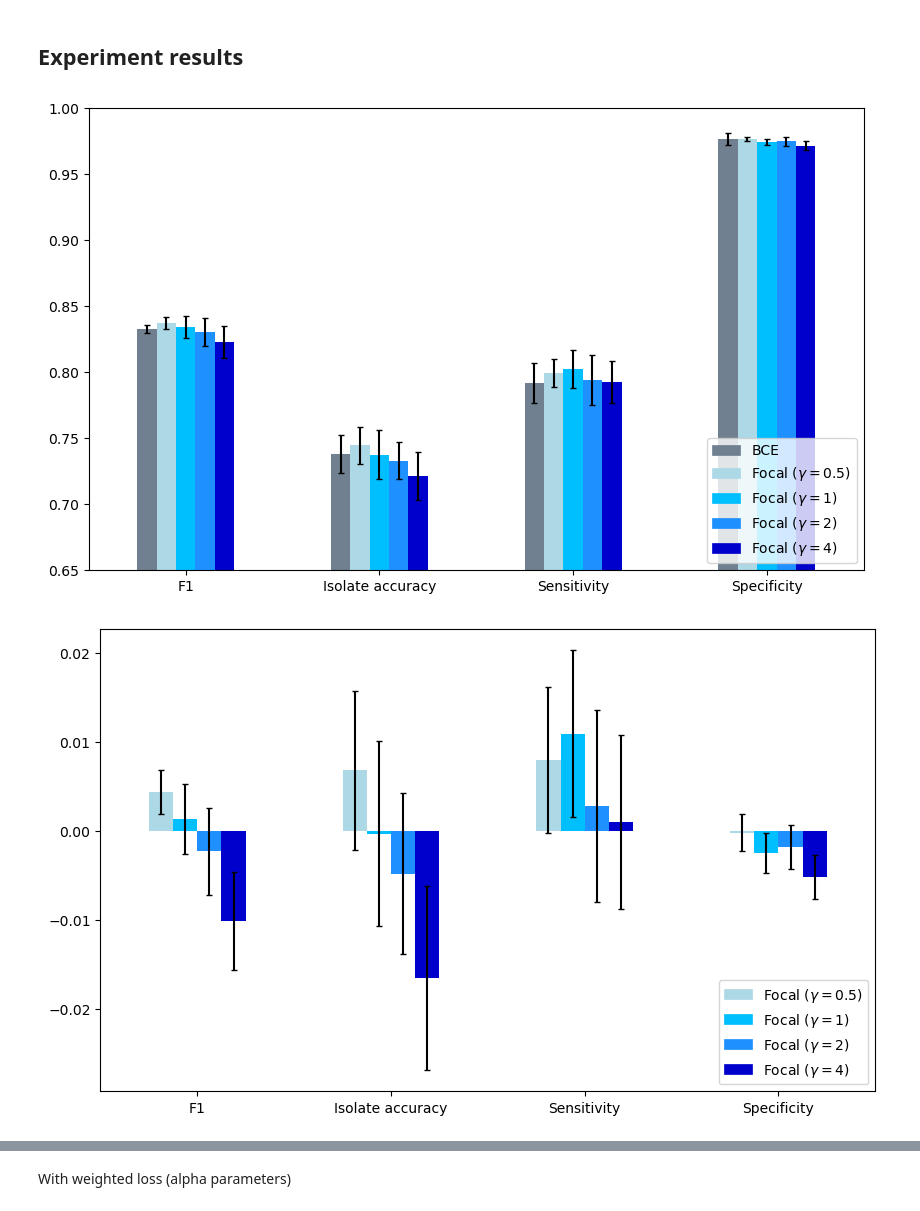
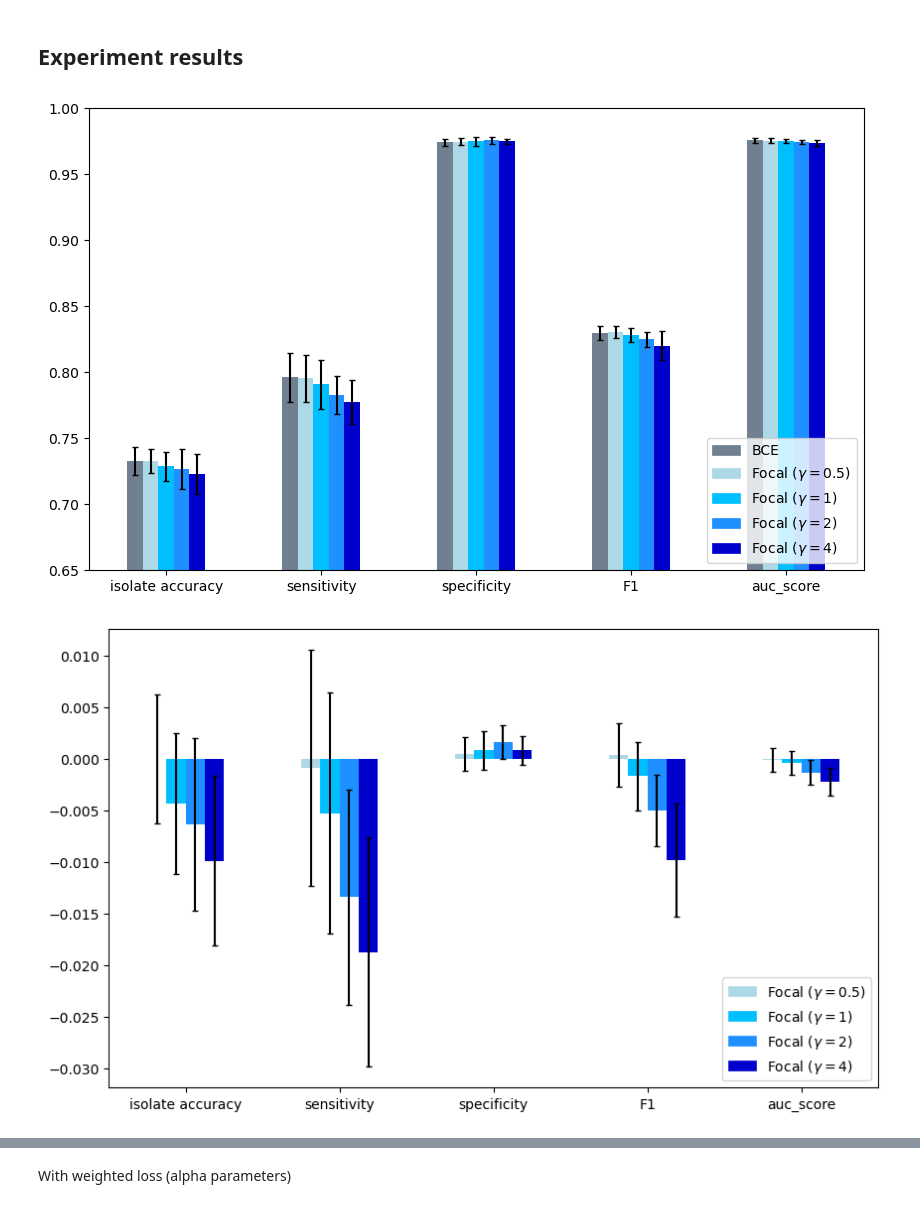
Before and after one commit to jespeols/ARFusion, a Jupyter notebook: loss_experimentation.ipynb, the cells around one changed output, grey strips where cells are left out. Drawn from its saved outputs; the diff is of its cells as text; code cells hidden in the pictures.

```diff
--- a/loss_experimentation.ipynb
+++ b/loss_experimentation.ipynb
@@ -363,16 +379,20 @@ bert = BERT(
 ).to(device)
 CTX_before = bert.classification_layer[ab_to_idx['CTX']].state_dict()['classifier.3.bias'].clone()
 CAZ_before = bert.classification_layer[ab_to_idx['CAZ']].state_dict()['classifier.3.bias'].clone()
-print("CTX before training:", CTX_before)
-print("CAZ before training:", CAZ_before)
+# print("CTX before training:", CTX_before)
+# print("CAZ before training:", CAZ_before)
 
 optimizer = AdamW(bert.parameters(), lr=1e-5, weight_decay=0.01)
 
 num_epochs = 10
 ds_train.prepare_dataset(mask_prob=0.5)
+print("selected_ab:", selected_ab)
+print("num samples:", len(ds_train))
 
 first_batch_losses = []
 epoch_losses = []
+pred_sigmoids = torch.tensor([]).to(device)
+targets = torch.tensor([]).to(device)
 for epoch in range(num_epochs):
     print(f"Epoch {epoch+1}")
     for i, batch in enumerate(train_loader):
@@ -380,40 +400,46 @@ for epoch in range(num_epochs):
             print(f"Batch {i+1}")
         optimizer.zero_grad()
         input, token_types, attn_mask, target_res, masked_sequences = batch
-
         pred_logits = bert(input, token_types, attn_mask)
+        if epoch == num_epochs-1:
+            pred_sigmoids = torch.cat((pred_sigmoids, torch.sigmoid(pred_logits)))
+            targets = torch.cat((targets, target_res))
+            print("pred_sigmoid:", pred_sigmoids.size())
+            print("ab_targets:", targets.size())
+            print()
         ab_mask = target_res != -1
         ab_indices = ab_mask.any(dim=0).nonzero().squeeze(-1).tolist()
         losses = []
         epoch_loss = 0
         for ab_idx in ab_indices:
             mask = ab_mask[:, ab_idx]
-            # criterion = ab_criterions[ab_idx]
-            criterion = ab_criterions_focal[ab_idx]
+            criterion = ab_criterions[ab_idx]
+            # criterion = ab_criterions_focal[ab_idx]
             ab_targets = target_res[mask, ab_idx]
             ab_loss = criterion(pred_logits[mask, ab_idx], ab_targets)
             mean_loss = torch.mean(ab_loss)
             losses.append(mean_loss)
             if i == 0:
-                print("Antibiotic:", defined_antibiotics[ab_idx])
-                print("pred_sigmoid:", torch.sigmoid(pred_logits[mask, ab_idx]).detach())
-                print("ab targets:", ab_targets)
-                print("correct:", torch.eq(torch.sigmoid(pred_logits[mask, ab_idx]) > 0.5, ab_targets.bool()))
-                print("ab_loss:", ab_loss.detach())
-                print("mean ab_loss:", mean_loss)
-                print()
+                pass
+                # print("Antibiotic:", defined_antibiotics[ab_idx])
+                # print("pred_sigmoid:", torch.sigmoid(pred_logits[mask, ab_idx]).detach())
+                # print("ab targets:", ab_targets)
+                # print("correct:", torch.eq(torch.sigmoid(pred_logits[mask, ab_idx]) > 0.5, ab_targets.bool()))
+                # print("ab_loss:", ab_loss.detach())
+                # print("mean ab_loss:", mean_loss)
+                # print()
         loss = sum(losses) / len(losses)
         epoch_loss += loss.item()
         if i == 0:
-            print("Total mean loss of first batch:", loss.item())
+            # print("Total mean loss of first batch:", loss.item())
             first_batch_losses.append(loss.item())
         loss.backward()
         optimizer.step()
         if i == 0:
             CTX_after = bert.classification_layer[ab_to_idx['CTX']].state_dict()['classifier.3.bias'].clone()
             CAZ_after = bert.classification_layer[ab_to_idx['CAZ']].state_dict()['classifier.3.bias'].clone()
-            print("CTX after update:", CTX_after)
-            print("CAZ after update:", CAZ_after)
+            # print("CTX after update:", CTX_after)
+            # print("CAZ after update:", CAZ_after)
     epoch_losses.append(epoch_loss)
     print(f"Epoch {epoch+1} loss: {epoch_loss:.4f}")
     print("="*80)
@@ -582,25 +598,24 @@ plt.show()
 train_params = '0.75_0.75'
 model_names = ['noPT_bce', 'noPT_gamma0.5', 'noPT_gamma1', 'noPT_gamma2', 'noPT_gamma4']
 exp_folder = '2024-04-17_focal'
-df_cv, df_diff = load_and_create_abs_and_rel_diff_dfs(train_params, model_names=model_names,
+df_cv, df_diff = load_and_create_abs_and_rel_diff_dfs(train_params, model_names=model_names, include_auc = True,
                                                       exp_folder=exp_folder, ref_model=model_names[0])
 # %%
-drop_metrics = ['Accuracy', 'Loss']
+drop_metrics = ['accuracy', 'loss']
 colors = ['slategray', 'lightblue', 'deepskyblue', 'dodgerblue', 'mediumblue']
 fig, ax = plt.subplots(figsize=(10, 6))
 df_cv.drop(drop_metrics).plot(kind='bar', y='avg', rot=0, yerr='std', capsize=2, color=colors, legend=False, ax=ax)
 ax.set_xlabel('')
 
 handles = [Rectangle((0,0), 1, 1, fc=colors[i], edgecolor=colors[i], linewidth=0.5) for i in range(len(model_names))]
 labels = ['BCE', r'Focal ($\gamma=0.5$)', r'Focal ($\gamma=1$)', r'Focal ($\gamma=2$)', r'Focal ($\gamma=4$)']
 
 ax.legend(handles, labels, loc='lower right')
 ax.set_ylim(0.65, 1)
 plt.show()
 # %% [output]
-[figure, old version]
+[figure, new version]
 # %%
-drop_metrics = ['Accuracy', 'Loss']
 colors = ['slategray', 'lightblue', 'deepskyblue', 'dodgerblue', 'mediumblue']
 fig, ax = plt.subplots(figsize=(10, 6))
 df_diff.drop(drop_metrics).plot(kind='bar', y='avg', rot=0, yerr='std', capsize=2, color=colors[1:], legend=False, ax=ax)
@@ -612,5 +627,5 @@ labels = [r'Focal ($\gamma=0.5$)', r'Focal ($\gamma=1$)', r'Focal ($\gamma=2$)',
 ax.legend(handles, labels, loc='lower right')
 plt.show()
 # %% [output]
-[figure, old version]
+[figure, new version]
 # %%
```
Also changed, not shown: parts of 23 cells of this notebook, 2 other files.
